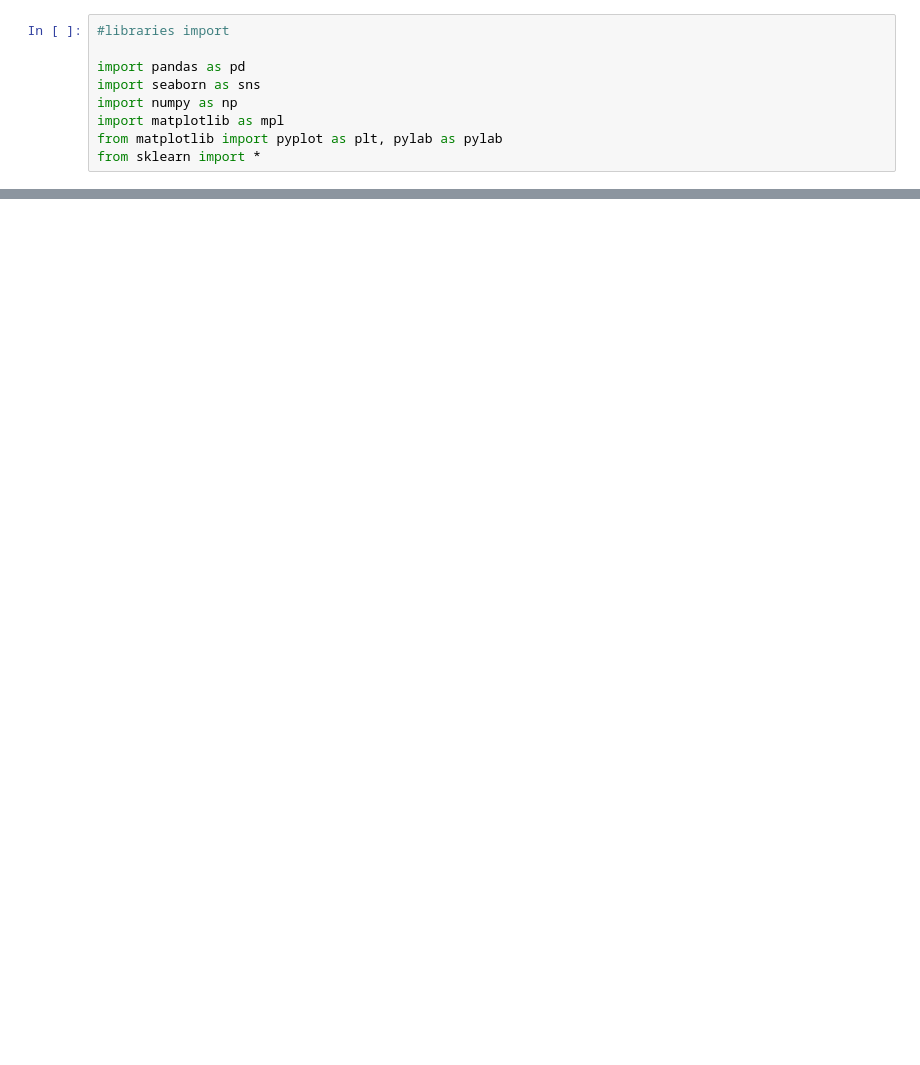
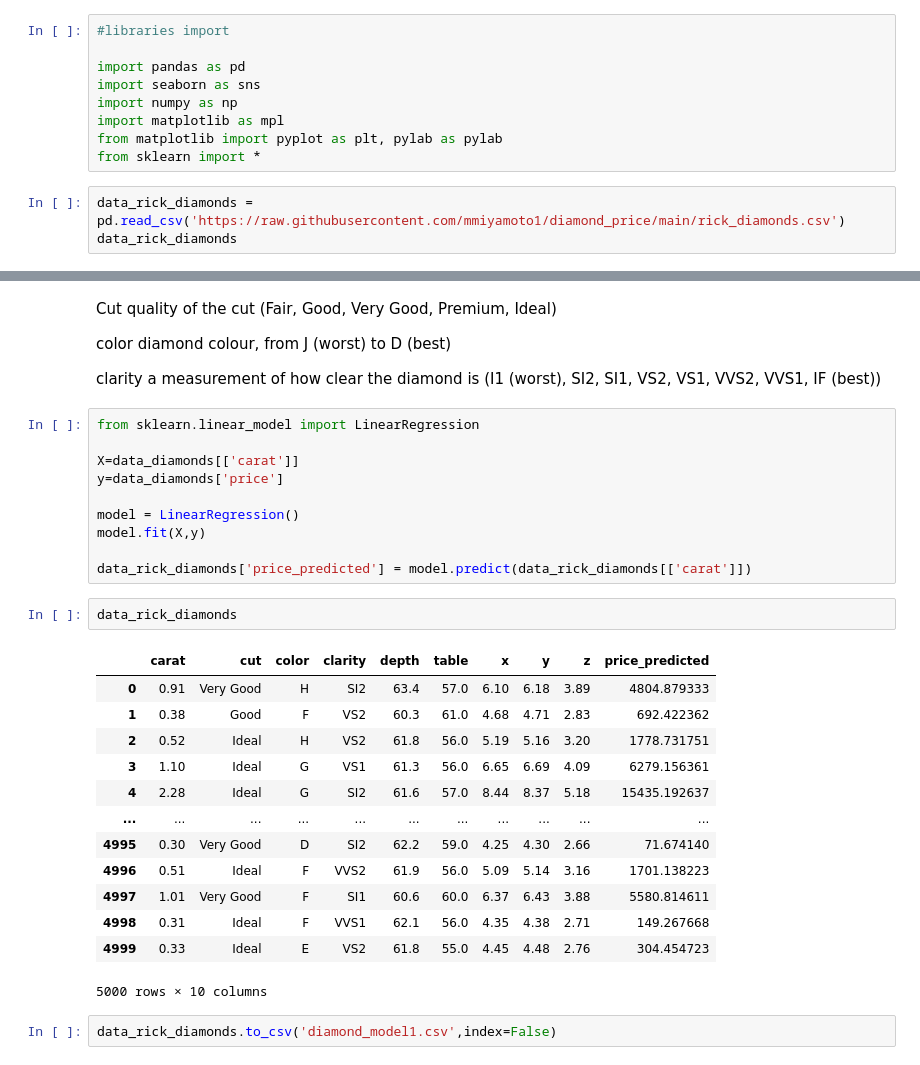
Before and after one commit to mmiyamoto1/Projeto1, a Jupyter notebook: diamond_prices.ipynb, the cells around one changed output, grey strips where cells are left out. Saved outputs shown, nothing was run; the diff lists cells and outputs as text; blank space fills up the shorter version.

```diff
--- a/diamond_prices.ipynb
+++ b/diamond_prices.ipynb
@@ -9,3 +24,6 @@ import numpy as np
 import matplotlib as mpl
 from matplotlib import pyplot as plt, pylab as pylab
 from sklearn import *
+# %%
+data_rick_diamonds = pd.read_csv('https://raw.githubusercontent.com/mmiyamoto1/diamond_price/main/rick_diamonds.csv')
+data_rick_diamonds
@@ -32,0 +104,34 @@ Deploy
+# %% [markdown]
+Cut quality of the cut (Fair, Good, Very Good, Premium, Ideal)
+
+color diamond colour, from J (worst) to D (best)
+
+clarity a measurement of how clear the diamond is (I1 (worst), SI2, SI1, VS2, VS1, VVS2, VVS1, IF (best))
+# %%
+from sklearn.linear_model import LinearRegression
+
+X=data_diamonds[['carat']]
+y=data_diamonds['price']
+
+model = LinearRegression()
+model.fit(X,y)
+
+data_rick_diamonds['price_predicted'] = model.predict(data_rick_diamonds[['carat']])
+# %%
+data_rick_diamonds
+# %% [output]
+|  | carat | cut | color | clarity | depth | table | x | y | z | price_predicted |
+| 0 | 0.91 | Very Good | H | SI2 | 63.4 | 57.0 | 6.10 | 6.18 | 3.89 | 4804.879333 |
+| 1 | 0.38 | Good | F | VS2 | 60.3 | 61.0 | 4.68 | 4.71 | 2.83 | 692.422362 |
+| 2 | 0.52 | Ideal | H | VS2 | 61.8 | 56.0 | 5.19 | 5.16 | 3.20 | 1778.731751 |
+| 3 | 1.10 | Ideal | G | VS1 | 61.3 | 56.0 | 6.65 | 6.69 | 4.09 | 6279.156361 |
+| 4 | 2.28 | Ideal | G | SI2 | 61.6 | 57.0 | 8.44 | 8.37 | 5.18 | 15435.192637 |
+| ... | ... | ... | ... | ... | ... | ... | ... | ... | ... | ... |
+| 4995 | 0.30 | Very Good | D | SI2 | 62.2 | 59.0 | 4.25 | 4.30 | 2.66 | 71.674140 |
+| 4996 | 0.51 | Ideal | F | VVS2 | 61.9 | 56.0 | 5.09 | 5.14 | 3.16 | 1701.138223 |
+| 4997 | 1.01 | Very Good | F | SI1 | 60.6 | 60.0 | 6.37 | 6.43 | 3.88 | 5580.814611 |
+| 4998 | 0.31 | Ideal | F | VVS1 | 62.1 | 56.0 | 4.35 | 4.38 | 2.71 | 149.267668 |
+| 4999 | 0.33 | Ideal | E | VS2 | 61.8 | 55.0 | 4.45 | 4.48 | 2.76 | 304.454723 |
+5000 rows × 10 columns
+# %%
+data_rick_diamonds.to_csv('diamond_model1.csv',index=False)
```
Also changed, not shown: parts of 10 cells of this notebook.
